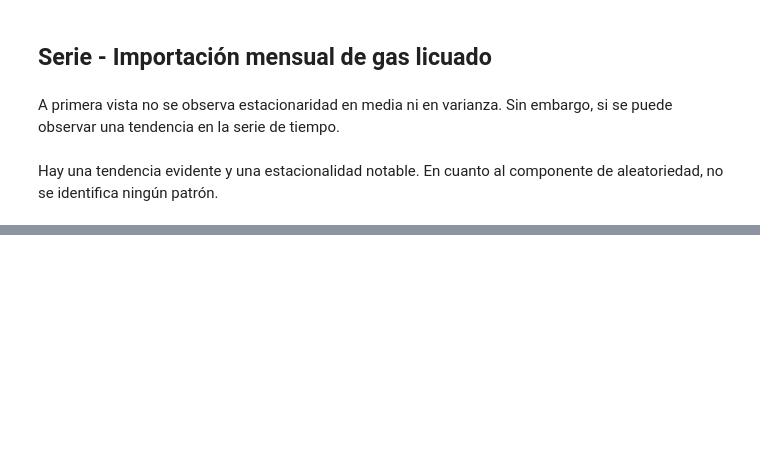
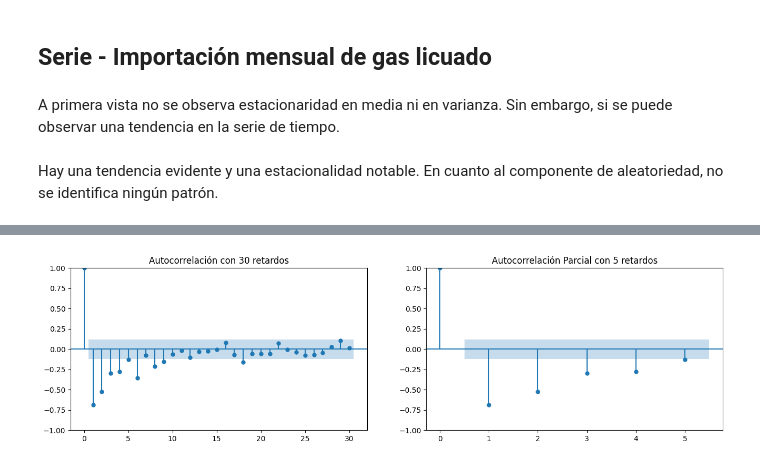
Before and after one commit to MGonza20/Lab2_DataScience, a Jupyter notebook: importaciones.ipynb, the cells around one changed output, grey strips where cells are left out. Saved outputs shown, nothing was run; the diff lists cells and outputs as text; code cells hidden in the pictures; blank space fills up the shorter version.

```diff
--- a/importaciones.ipynb
+++ b/importaciones.ipynb
@@ -463,0 +552,14 @@ Hay una tendencia evidente y una estacionalidad notable. En cuanto al componente
+# %%
+plt.rcParams['figure.figsize'] = [15, 5]
+plt.rcParams['figure.dpi'] = 100
+fig, ax = plt.subplots(1, 2, figsize=(16, 4))
+
+plot_pacf(data_gas_licuado['gas_licuado_log_diff'], lags=30, title='Función de Autocorrelación Parcial 30 retardos', alpha=0.05, ax=ax[0])
+ax[0].set_title("Autocorrelación con 30 retardos")
+
+plot_pacf(data_gas_licuado['gas_licuado_log_diff'], lags=5, title='Función de Autocorrelación 30 retardos', alpha=0.05, ax=ax[1])
+ax[1].set_title("Autocorrelación Parcial con 5 retardos")
+
+plt.show()
+# %% [output]
+[figure, added]
```
Also changed, not shown: parts of 31 cells of this notebook.
